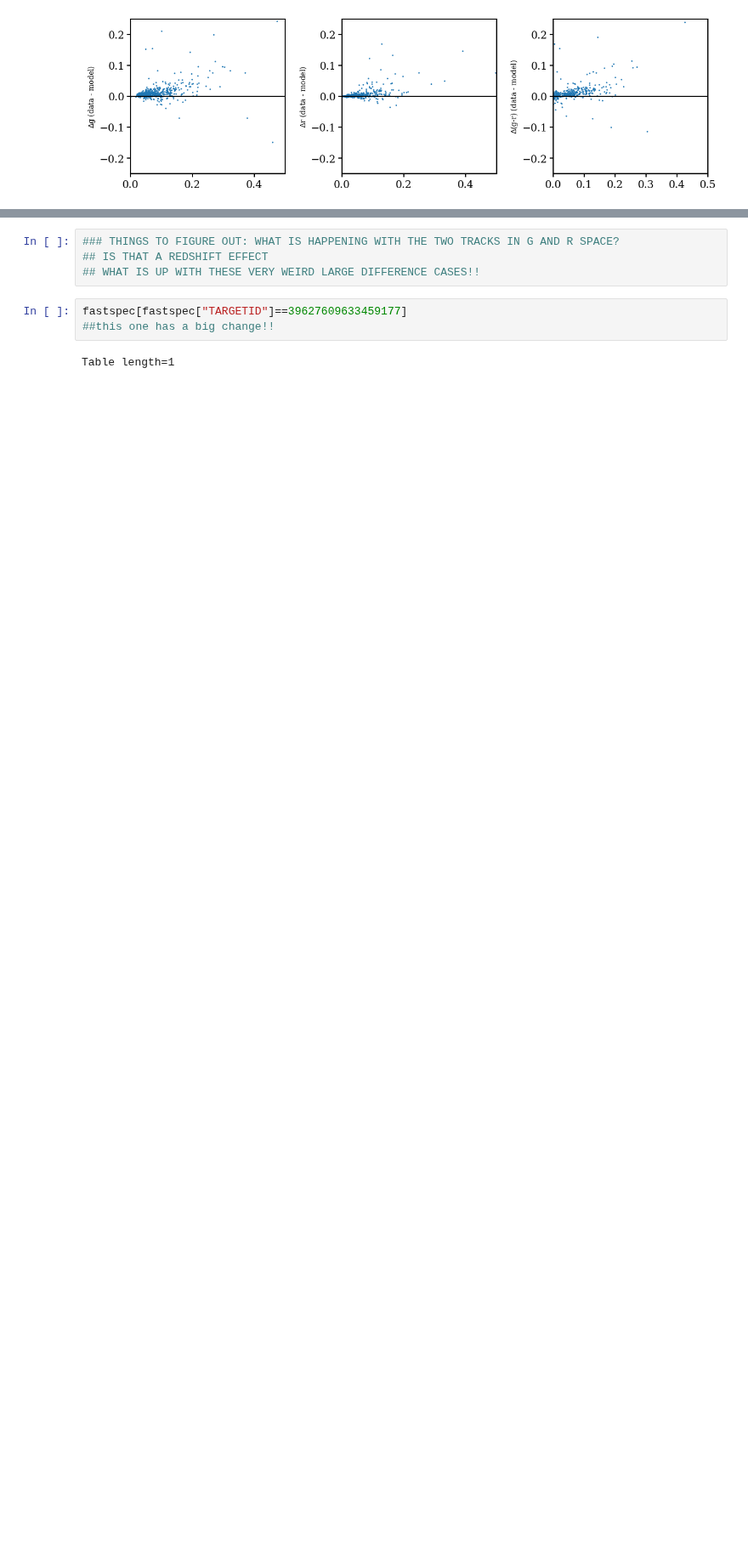
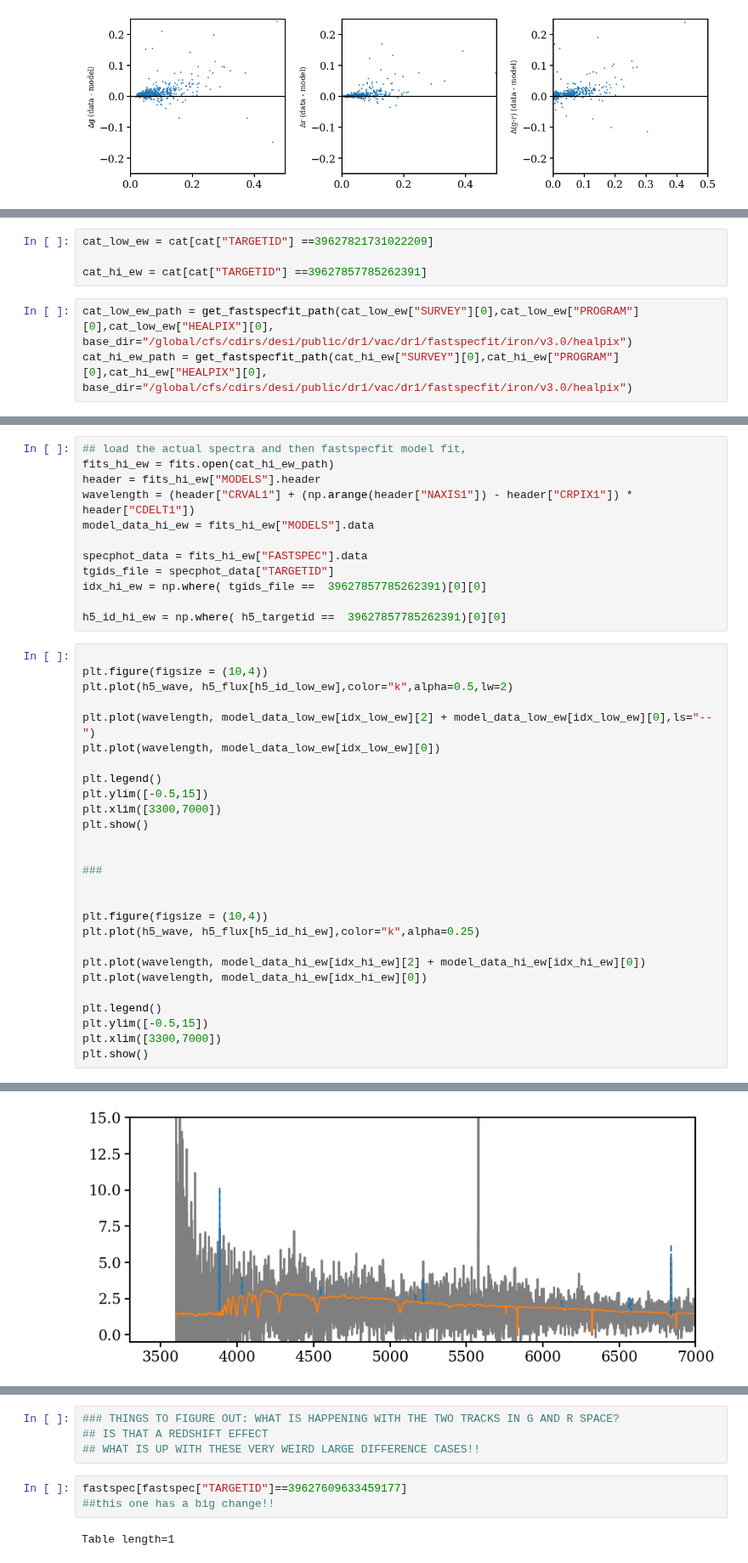
Before and after one commit to virajvman/desi_dwarfs, a Jupyter notebook: notebooks/catalog_paper/stellar_mass_investigate.ipynb, the cells around one changed output, grey strips where cells are left out. Shown at 85% size. Saved outputs shown, nothing was run; the diff lists cells and outputs as text; blank space fills up the shorter version.

```diff
--- a/notebooks/catalog_paper/stellar_mass_investigate.ipynb
+++ b/notebooks/catalog_paper/stellar_mass_investigate.ipynb
@@ -291,0 +288,7 @@ plt.show()
+# %%
+cat_low_ew = cat[cat["TARGETID"] ==39627821731022209]
+
+cat_hi_ew = cat[cat["TARGETID"] ==39627857785262391]
+# %%
+cat_low_ew_path = get_fastspecfit_path(cat_low_ew["SURVEY"][0],cat_low_ew["PROGRAM"][0],cat_low_ew["HEALPIX"][0], base_dir="/global/cfs/cdirs/desi/public/dr1/vac/dr1/fastspecfit/iron/v3.0/healpix")
+cat_hi_ew_path = get_fastspecfit_path(cat_hi_ew["SURVEY"][0],cat_hi_ew["PROGRAM"][0],cat_hi_ew["HEALPIX"][0], base_dir="/global/cfs/cdirs/desi/public/dr1/vac/dr1/fastspecfit/iron/v3.0/healpix")
@@ -291,0 +315,40 @@ plt.show()
+# %%
+## load the actual spectra and then fastspecfit model fit,
+fits_hi_ew = fits.open(cat_hi_ew_path)
+header = fits_hi_ew["MODELS"].header
+wavelength = (header["CRVAL1"] + (np.arange(header["NAXIS1"]) - header["CRPIX1"]) * header["CDELT1"])
+model_data_hi_ew = fits_hi_ew["MODELS"].data
+
+specphot_data = fits_hi_ew["FASTSPEC"].data
+tgids_file = specphot_data["TARGETID"]
+idx_hi_ew = np.where( tgids_file ==  39627857785262391)[0][0]
+
+h5_id_hi_ew = np.where( h5_targetid ==  39627857785262391)[0][0]
+# %%
+
+plt.figure(figsize = (10,4))
+plt.plot(h5_wave, h5_flux[h5_id_low_ew],color="k",alpha=0.5,lw=2)
+
+plt.plot(wavelength, model_data_low_ew[idx_low_ew][2] + model_data_low_ew[idx_low_ew][0],ls="--")
+plt.plot(wavelength, model_data_low_ew[idx_low_ew][0])
+
+plt.legend()
+plt.ylim([-0.5,15])
+plt.xlim([3300,7000])
+plt.show()
+
+
+###
+
+
+plt.figure(figsize = (10,4))
+plt.plot(h5_wave, h5_flux[h5_id_hi_ew],color="k",alpha=0.25)
+
+plt.plot(wavelength, model_data_hi_ew[idx_hi_ew][2] + model_data_hi_ew[idx_hi_ew][0])
+plt.plot(wavelength, model_data_hi_ew[idx_hi_ew][0])
+
+plt.legend()
+plt.ylim([-0.5,15])
+plt.xlim([3300,7000])
+plt.show()
+# %% [output]
@@ -291,0 +356 @@ plt.show()
+[figure, added]
```
Also changed, not shown: parts of 28 cells of this notebook, 1 other file.
